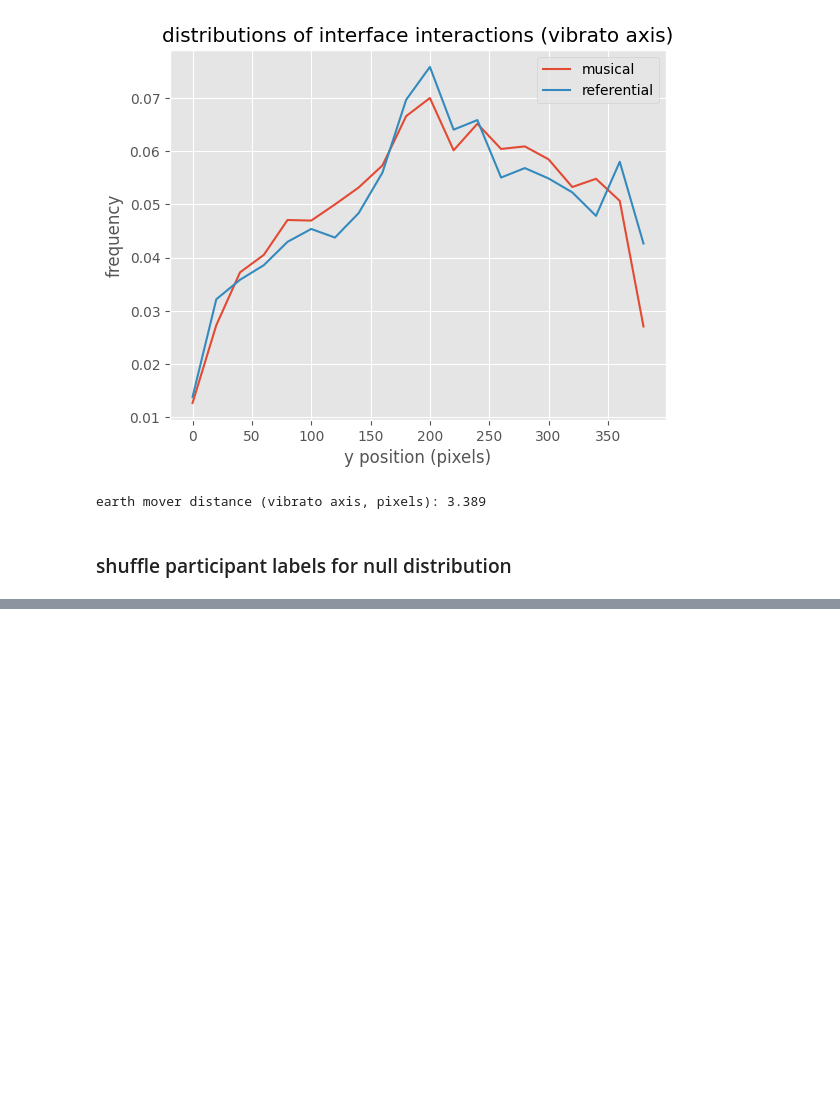
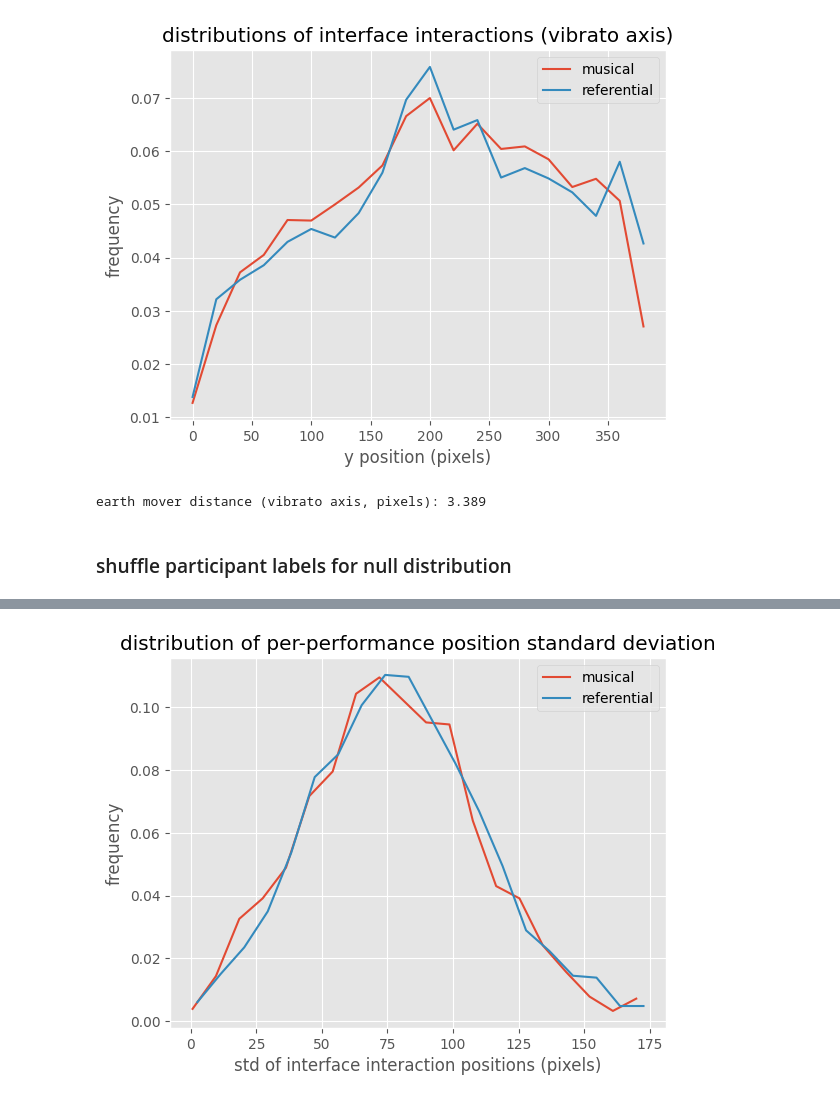
Before and after one commit to matthewcaren/image-scoring, a Jupyter notebook: analysis/viz-audio.ipynb, the cells around one changed output, grey strips where cells are left out. Drawn from its saved outputs; the diff is of its cells as text; code cells hidden in the pictures; blank space fills up the shorter version.

```diff
--- a/analysis/viz-audio.ipynb
+++ b/analysis/viz-audio.ipynb
@@ -195,0 +308,13 @@ plt.show()
+# %%
+musical_std = np.histogram([performance.get('std_pos') for performance in musical_performance_stats], bins=20)
+referential_std = np.histogram([performance.get('std_pos') for performance in referential_performance_stats], bins=20)
+
+plt.plot(musical_std[1][:-1], musical_std[0]/len(musical_performance_stats), label='musical')
+plt.plot(referential_std[1][:-1], referential_std[0]/len(referential_performance_stats), label='referential')
+plt.xlabel('std of interface interaction positions (pixels)')
+plt.ylabel('frequency')
+plt.title('distribution of per-performance position standard deviation')
+plt.legend()
+plt.show()
+# %% [output]
+[figure, added]
```
Also changed, not shown: parts of 8 cells of this notebook.
